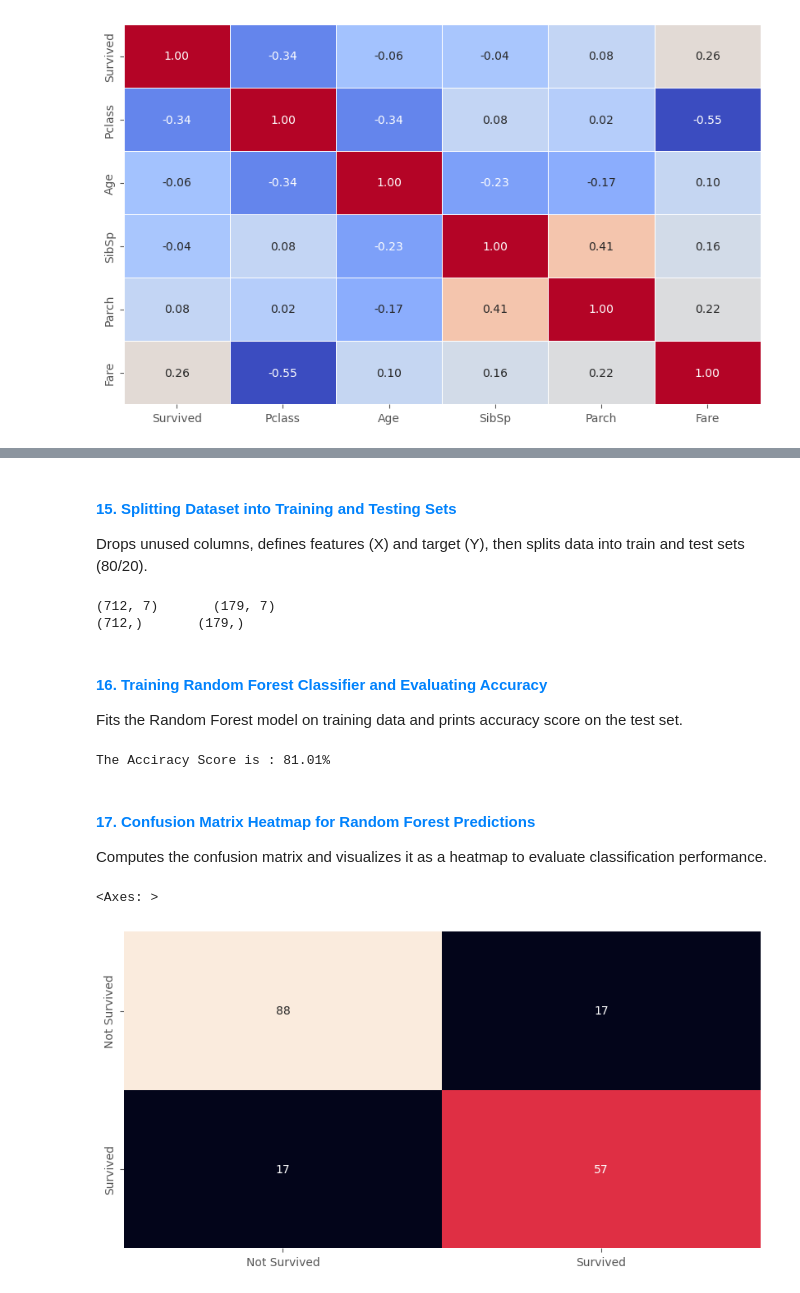
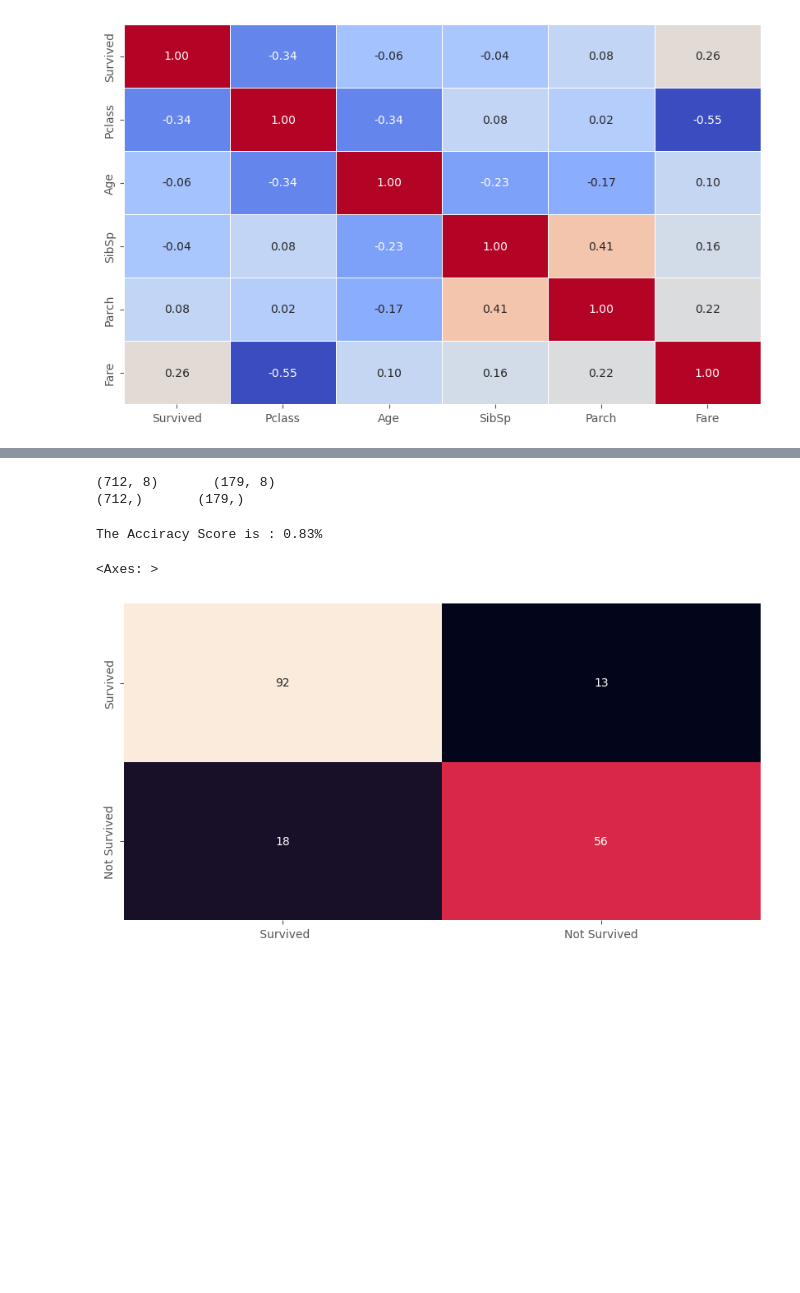
Before and after one commit to ramah83/GTC-Ml-Internship, a Jupyter notebook: Day 03/Titanic.ipynb, the cells around one changed output, grey strips where cells are left out. Drawn from its saved outputs; the diff is of its cells as text; code cells hidden in the pictures; blank space fills up the shorter version.

```diff
--- a/Day 03/Titanic.ipynb
+++ b/Day 03/Titanic.ipynb
@@ -205,32 +142,23 @@ sns.pairplot(titanic_data, hue="Survived", palette="Set1")
-# %% [markdown]
-<h4 style="color:#0082fcff">15. Splitting Dataset into Training and Testing Sets</h4>
-<p>Drops unused columns, defines features (X) and target (Y), then splits data into train and test sets (80/20).</p>
 # %%
-X=titanic_data.drop(columns=['PassengerId','Name','Ticket','Survived'],axis=1)
+X=titanic_data.drop(columns=['Name','Ticket','Survived'],axis=1)
 Y=titanic_data['Survived']
 X_train,X_test,Y_train,Y_test=train_test_split(X,Y,random_state=42,test_size=0.2)
 print(f"{X_train.shape}       {X_test.shape}")
 print(f"{Y_train.shape}       {Y_test.shape}")
 # %% [output]
-(712, 7)       (179, 7)
+(712, 8)       (179, 8)
 (712,)       (179,)
-# %% [markdown]
-<h4 style="color:#0082fcff">16. Training Random Forest Classifier and Evaluating Accuracy</h4>
-<p>Fits the Random Forest model on training data and prints accuracy score on the test set.</p>
 # %%
 Model=RandomForestClassifier()
 Model.fit(X_train,Y_train)
 acc=accuracy_score(Y_test,Model.predict(X_test))
-print(f"The Acciracy Score is : {acc*100:.2f}%")
+print(f"The Acciracy Score is : {acc:.2f}%")
 # %% [output]
-The Acciracy Score is : 81.01%
+The Acciracy Score is : 0.83%
-# %% [markdown]
-<h4 style="color:#0082fcff">17. Confusion Matrix Heatmap for Random Forest Predictions</h4>
-<p>Computes the confusion matrix and visualizes it as a heatmap to evaluate classification performance.</p>
 # %%
 corr=confusion_matrix(Y_test,Model.predict(X_test))
 plt.figure(figsize=(10,5))
-sns.heatmap(corr,annot=True,cbar=False,xticklabels=['Not Survived','Survived'],yticklabels=['Not Survived','Survived'],)
+sns.heatmap(corr,annot=True,cbar=False,xticklabels=[' Survived','Not Survived'],yticklabels=['Survived','Not Survived'],)
 # %% [output]
 <Axes: >
-[figure, old version]
+[figure, new version]
```
Also changed, not shown: parts of 22 cells of this notebook, 10 other files.
